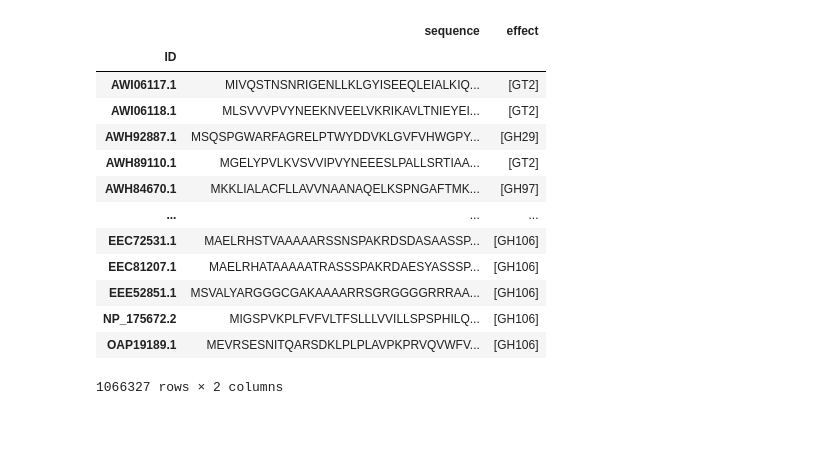
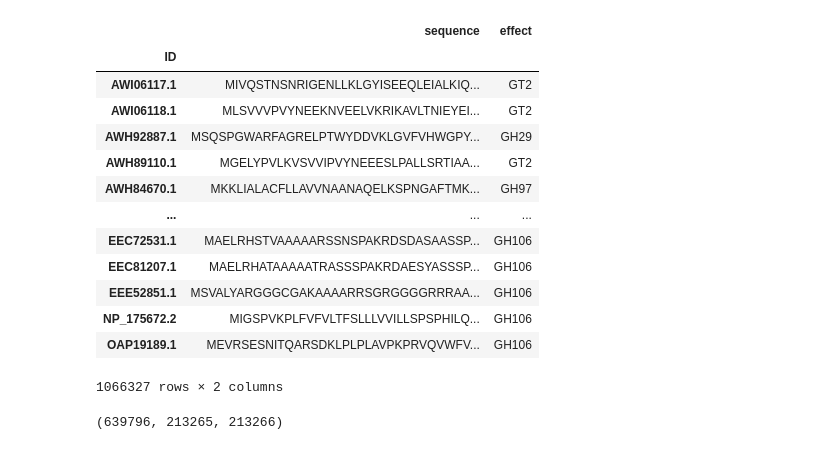
Before and after one commit to Seiya-Umemoto/enzyme_classification, a Jupyter notebook: datapreprocessing.ipynb, the cells around one changed output. Saved outputs shown, nothing was run; the diff lists cells and outputs as text; code cells hidden in the pictures.

```diff
--- a/datapreprocessing.ipynb
+++ b/datapreprocessing.ipynb
@@ -5,6 +34,6 @@ import pandas as pd
 # %%
-FULLDATASET = 'dataset/ecamidata.fa'
-PARTIALDATASET =  'dataset/testdata.fa'
+FULLDATASET = '/content/drive/My Drive/ecami/dataset/ecamidata.fa'
+PARTIALDATASET =  '/content/drive/My Drive/ecami/dataset/testdata.fa'
 # %%
 with open(FULLDATASET) as fasta_file:  # Will close handle cleanly
     identifiers = []
@@ -12,7 +41,7 @@ with open(FULLDATASET) as fasta_file:  # Will close handle cleanly
     effects = []
     for seq_record in SeqIO.parse(fasta_file, 'fasta'):  # (generator)
         identifier = seq_record.id.split('|')[0]
-        effect = seq_record.id.split('|')[1:]
+        effect = ''.join(seq_record.id.split('|')[1:])
         identifiers.append(identifier)
         sequences.append(seq_record.seq.__str__())
         effects.append(effect)
@@ -24,21 +49,21 @@ with open(FULLDATASET) as fasta_file:  # Will close handle cleanly
 s1 = pd.Series(identifiers, name='ID')
 s2 = pd.Series(sequences, name='sequence')
 s3 = pd.Series(effects, name='effect')
-Qfasta = pd.DataFrame(dict(ID=s1, sequence=s2, effect=s3)).set_index(['ID'])
+df = pd.DataFrame(dict(ID=s1, sequence=s2, effect=s3)).set_index(['ID'])
-# %%
-Qfasta
-# %% [output]
-|  | sequence | effect |
-| ID |  |  |
-| AWI06117.1 | MIVQSTNSNRIGENLLKLGYISEEQLEIALKIQ... | [GT2] |
-| AWI06118.1 | MLSVVVPVYNEEKNVEELVKRIKAVLTNIEYEI... | [GT2] |
-| AWH92887.1 | MSQSPGWARFAGRELPTWYDDVKLGVFVHWGPY... | [GH29] |
-| AWH89110.1 | MGELYPVLKVSVVIPVYNEEESLPALLSRTIAA... | [GT2] |
-| AWH84670.1 | MKKLIALACFLLAVVNAANAQELKSPNGAFTMK... | [GH97] |
-| ... | ... | ... |
-| EEC72531.1 | MAELRHSTVAAAAARSSNSPAKRDSDASAASSP... | [GH106] |
-| EEC81207.1 | MAELRHATAAAAATRASSSPAKRDAESYASSSP... | [GH106] |
-| EEE52851.1 | MSVALYARGGGCGAKAAAARRSGRGGGGRRRAA... | [GH106] |
-| NP_175672.2 | MIGSPVKPLFVFVLTFSLLLVVILLSPSPHILQ... | [GH106] |
-| OAP19189.1 | MEVRSESNITQARSDKLPLPLAVPKPRVQVWFV... | [GH106] |
-1066327 rows × 2 columns
+# %%
+df
+# %% [output]
+|  | sequence | effect |
+| ID |  |  |
+| AWI06117.1 | MIVQSTNSNRIGENLLKLGYISEEQLEIALKIQ... | GT2 |
+| AWI06118.1 | MLSVVVPVYNEEKNVEELVKRIKAVLTNIEYEI... | GT2 |
+| AWH92887.1 | MSQSPGWARFAGRELPTWYDDVKLGVFVHWGPY... | GH29 |
+| AWH89110.1 | MGELYPVLKVSVVIPVYNEEESLPALLSRTIAA... | GT2 |
+| AWH84670.1 | MKKLIALACFLLAVVNAANAQELKSPNGAFTMK... | GH97 |
+| ... | ... | ... |
+| EEC72531.1 | MAELRHSTVAAAAARSSNSPAKRDSDASAASSP... | GH106 |
+| EEC81207.1 | MAELRHATAAAAATRASSSPAKRDAESYASSSP... | GH106 |
+| EEE52851.1 | MSVALYARGGGCGAKAAAARRSGRGGGGRRRAA... | GH106 |
+| NP_175672.2 | MIGSPVKPLFVFVLTFSLLLVVILLSPSPHILQ... | GH106 |
+| OAP19189.1 | MEVRSESNITQARSDKLPLPLAVPKPRVQVWFV... | GH106 |
+1066327 rows × 2 columns
@@ -44,0 +72,4 @@ Qfasta
+# %%
+len(df_train), len(df_val), len(df_test)
+# %% [output]
+(639796, 213265, 213266)
```
Also changed, not shown: parts of 17 cells of this notebook, 1 other file.
